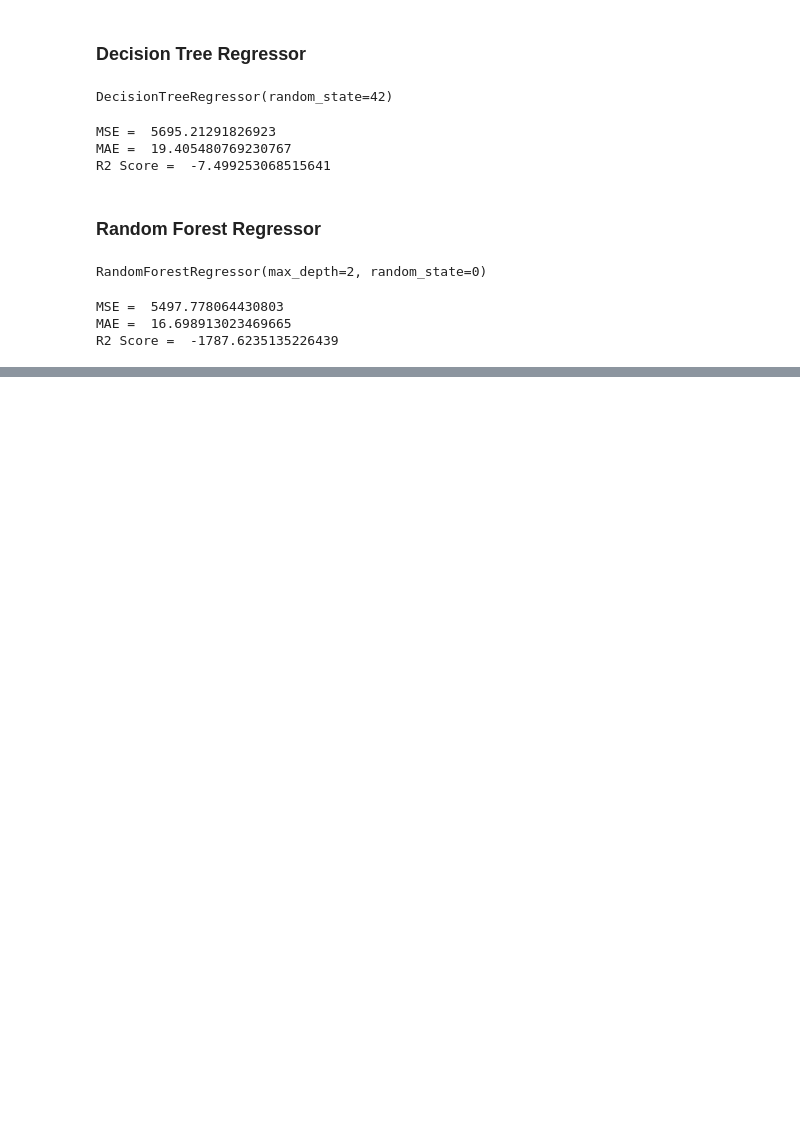
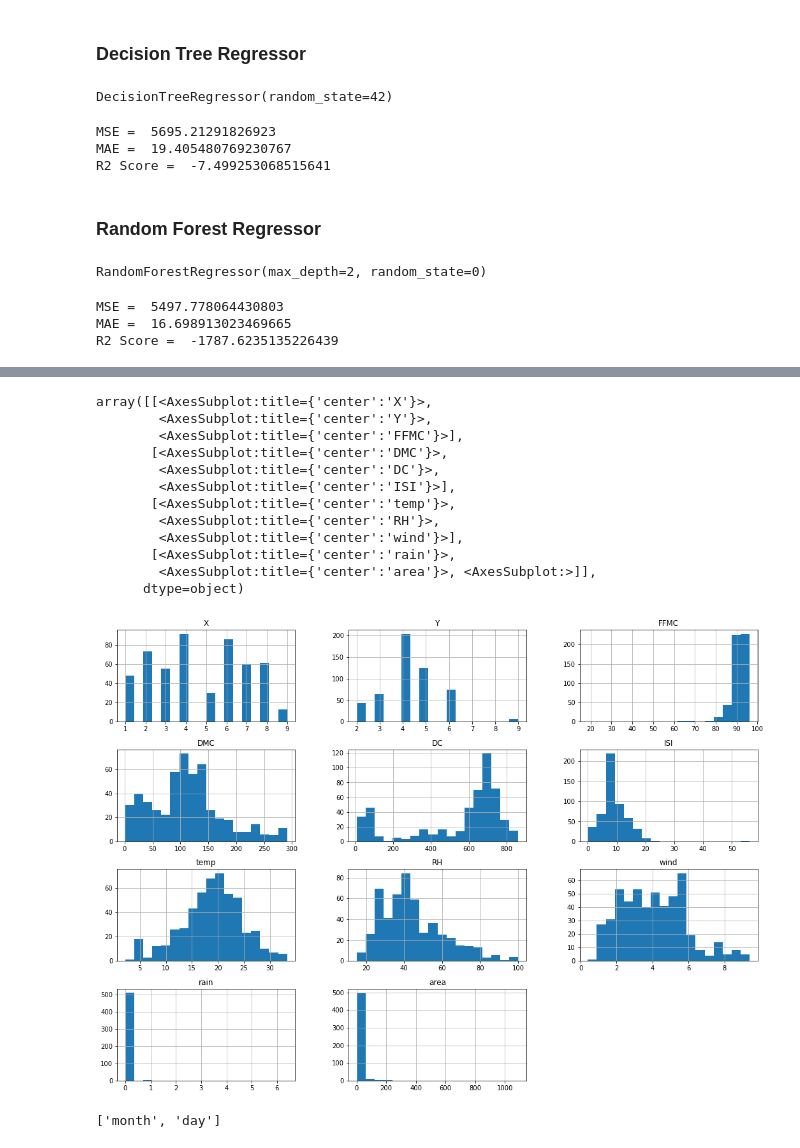
Before and after one commit to NVombat/Predictive-Modelling-of-Wildfires, a Jupyter notebook: ml/models/wildfirepred_model.ipynb, the cells around one changed output, grey strips where cells are left out. Drawn from its saved outputs; the diff is of its cells as text; code cells hidden in the pictures; blank space fills up the shorter version.

```diff
--- a/ml/models/wildfirepred_model.ipynb
+++ b/ml/models/wildfirepred_model.ipynb
@@ -342,0 +355,3 @@ R2 Score =  -1787.6235135226439
+# %%
+data = pd.read_csv("../datasets/forestfiresuci.csv")
+data.info()
@@ -342,0 +400,26 @@ R2 Score =  -1787.6235135226439
+# %%
+plt1 = plt.figure(figsize = (18,13))
+a1 = plt1.gca()
+data.hist(ax = a1, bins = 18)
+# %% [output]
+array([[<AxesSubplot:title={'center':'X'}>,
+        <AxesSubplot:title={'center':'Y'}>,
+        <AxesSubplot:title={'center':'FFMC'}>],
+       [<AxesSubplot:title={'center':'DMC'}>,
+        <AxesSubplot:title={'center':'DC'}>,
+        <AxesSubplot:title={'center':'ISI'}>],
+       [<AxesSubplot:title={'center':'temp'}>,
+        <AxesSubplot:title={'center':'RH'}>,
+        <AxesSubplot:title={'center':'wind'}>],
+       [<AxesSubplot:title={'center':'rain'}>,
+        <AxesSubplot:title={'center':'area'}>, <AxesSubplot:>]],
+      dtype=object)
+[figure, added]
+# %%
+df = data.drop(columns = 'area')
+
+cat_col = df.select_dtypes(include='object').columns.tolist()
+
+cat_col
+# %% [output]
+['month', 'day']
```
Also changed, not shown: parts of 18 cells of this notebook.
